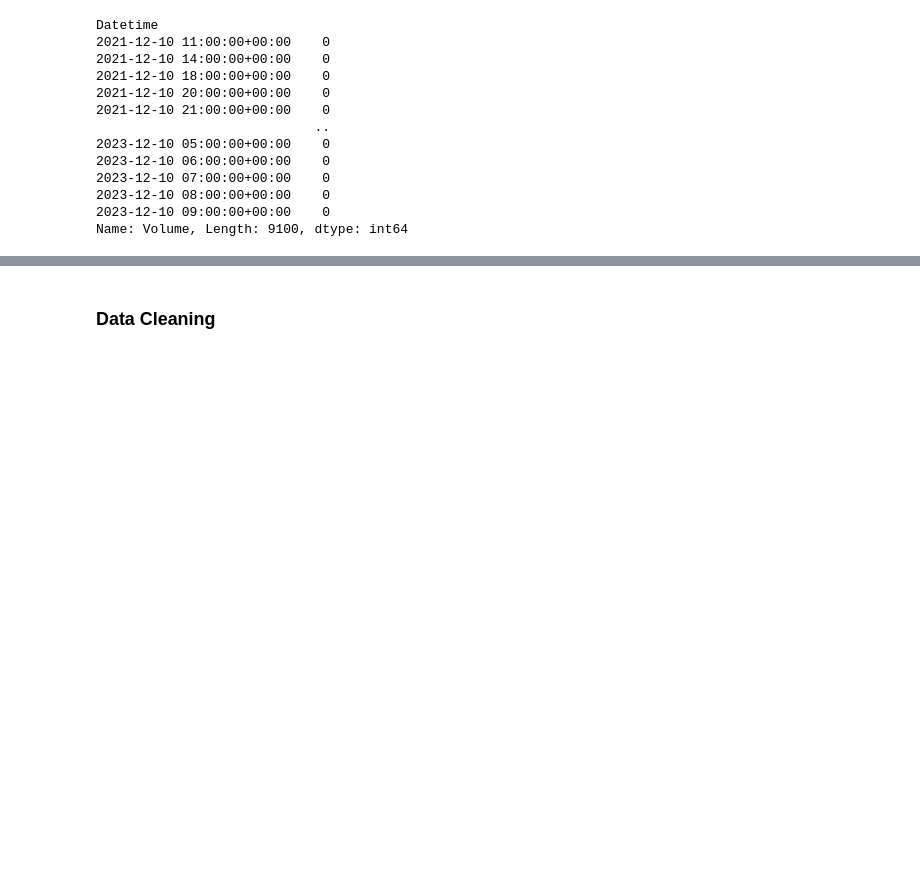
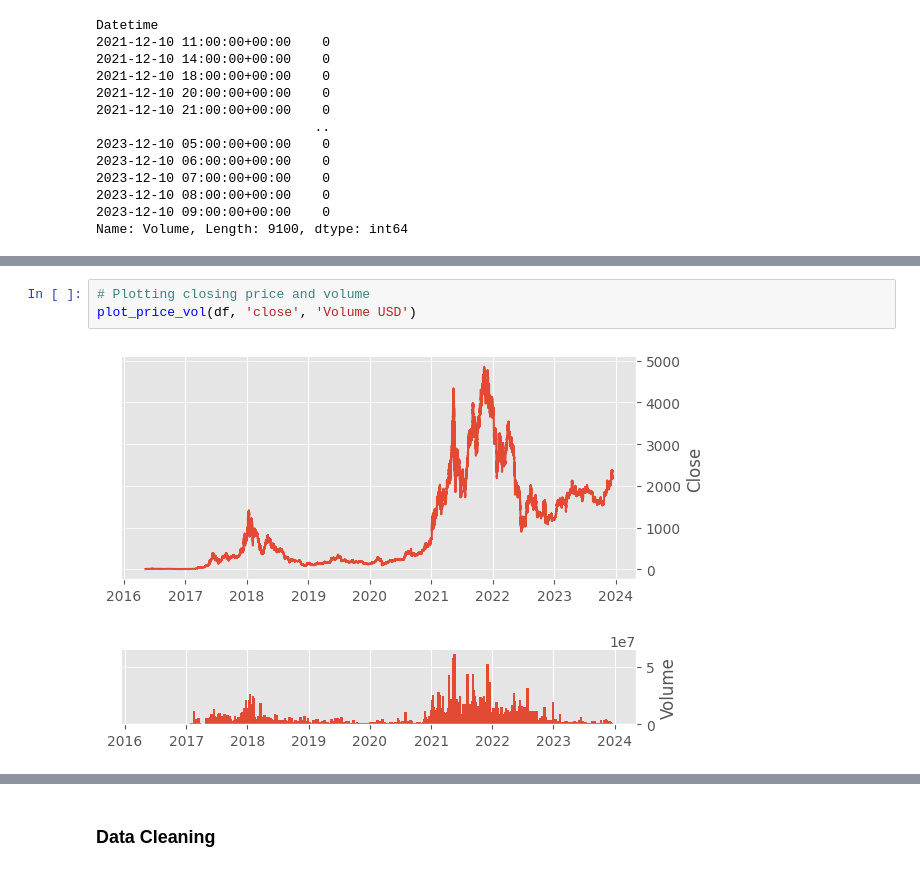
Before and after one commit to will-j-c/cqf_final_project_DL, a Jupyter notebook: report.ipynb, the cells around one changed output, grey strips where cells are left out. Cells and saved outputs as stored; diff of their text form; blank space fills up the shorter version.

```diff
--- a/report.ipynb
+++ b/report.ipynb
@@ -104,0 +109,5 @@ df.head()
+# %%
+# Plotting closing price and volume
+plot_price_vol(df, 'close', 'Volume USD')
+# %% [output]
+[figure, added]
```
Also changed, not shown: parts of 9 cells of this notebook, 4 other files.
